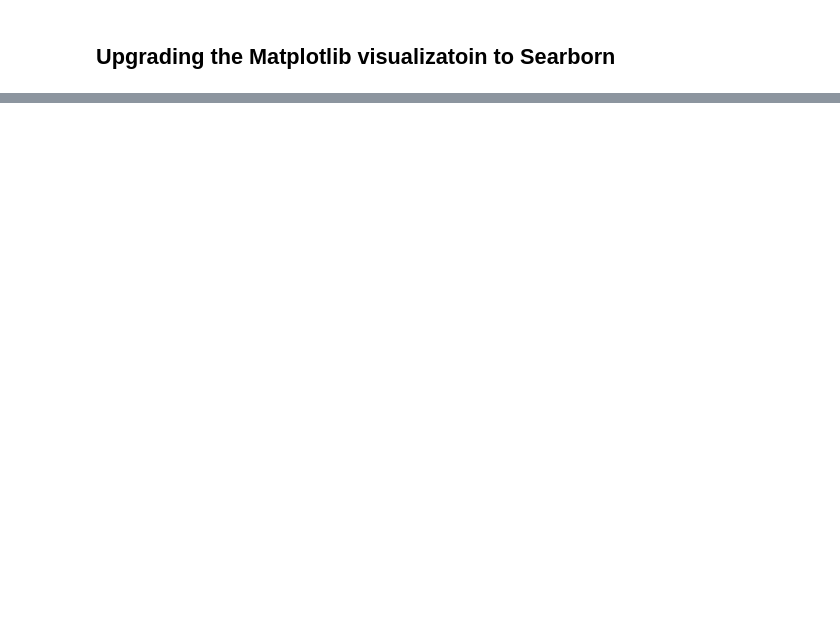
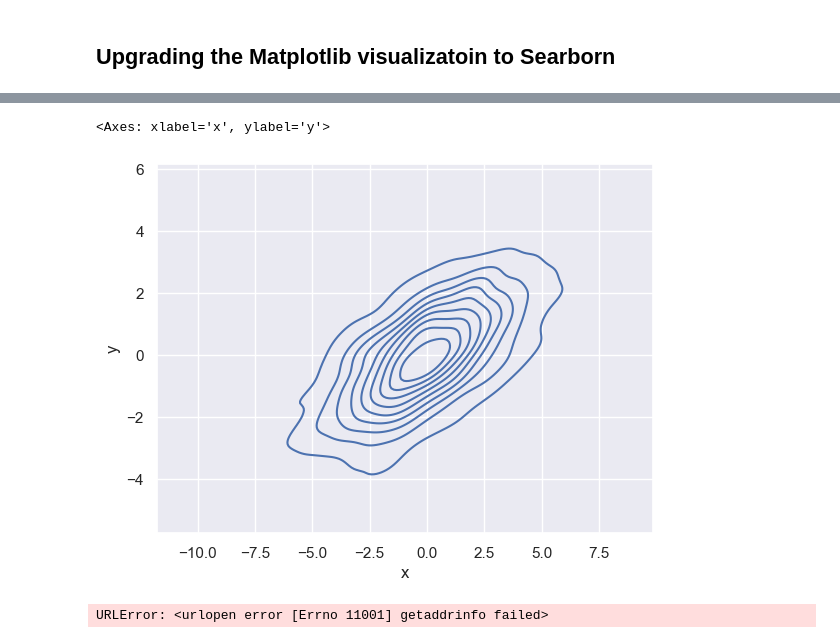
Before and after one commit to Venux09/Data_science_handbook_study, a Jupyter notebook: seaborn/seaborn_1.ipynb, the cells around one changed output, grey strips where cells are left out. Drawn from its saved outputs; the diff is of its cells as text; code cells hidden in the pictures; blank space fills up the shorter version.

```diff
--- a/seaborn/seaborn_1.ipynb
+++ b/seaborn/seaborn_1.ipynb
@@ -29,0 +32,12 @@ This will become an error in seaborn v0.14.0; please update your code.
+# %%
+#plotting the x and y relationship between the x and y
+sns.kdeplot(data = data , x = 'x' , y = 'y')
+# %% [output]
+<Axes: xlabel='x', ylabel='y'>
+[figure, added]
+# %%
+#let work with some well known data also know as iris dataset
+iris = sns.load_dataset('iris')
+sns.pairplot(iris,hue = 'species' , height = 2.5)
+# %% [output]
+URLError: <urlopen error [Errno 11001] getaddrinfo failed>
```
Also changed, not shown: parts of 3 cells of this notebook, 1 other file.
